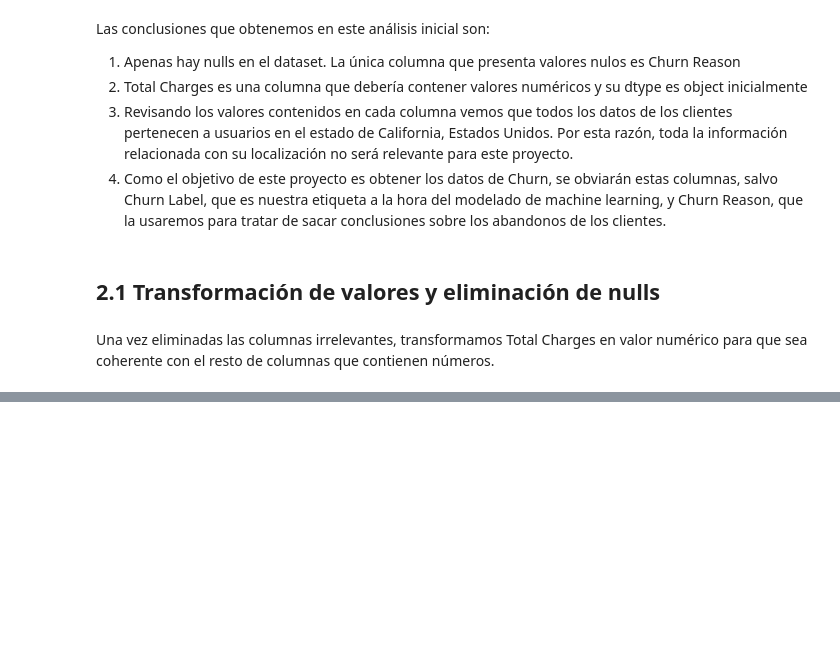
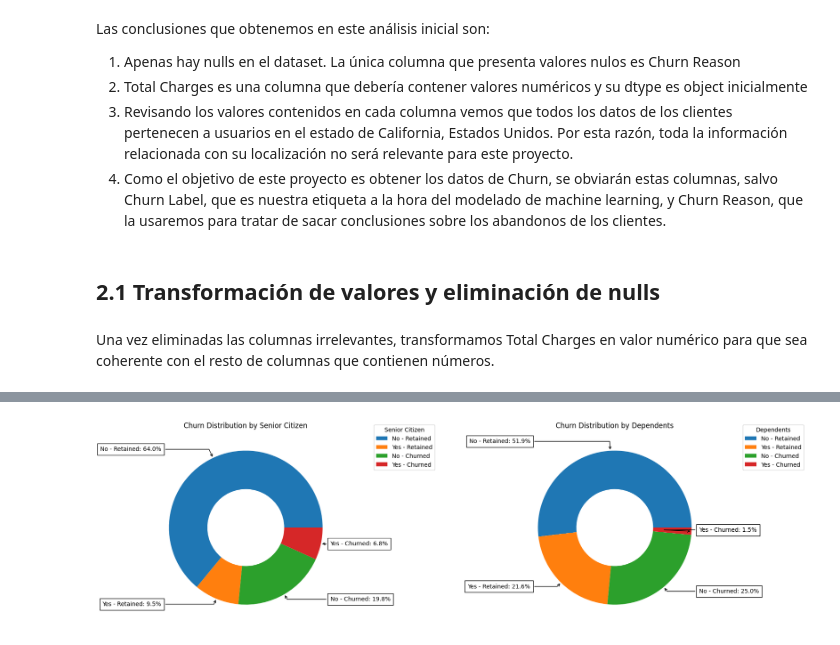
Before and after one commit to angelfergar/ChurnRetention-SP, a Jupyter notebook: notebooks/Exploratory_Analysis.ipynb, the cells around one changed output, grey strips where cells are left out. Saved outputs shown, nothing was run; the diff lists cells and outputs as text; code cells hidden in the pictures; blank space fills up the shorter version.

```diff
--- a/notebooks/Exploratory_Analysis.ipynb
+++ b/notebooks/Exploratory_Analysis.ipynb
@@ -69,0 +205,11 @@ Una vez eliminadas las columnas irrelevantes, transformamos Total Charges en val
+# %%
+fig, axes = plt.subplots(1, 2, figsize=(21,6))
+
+columns = ['Senior Citizen', 'Dependents']
+
+for i,column in enumerate(columns):
+  pie_churn_comparision_multiple(df,column, axes[i])
+
+plt.show()
+# %% [output]
+[figure, added]
```
Also changed, not shown: parts of 60 cells of this notebook.
